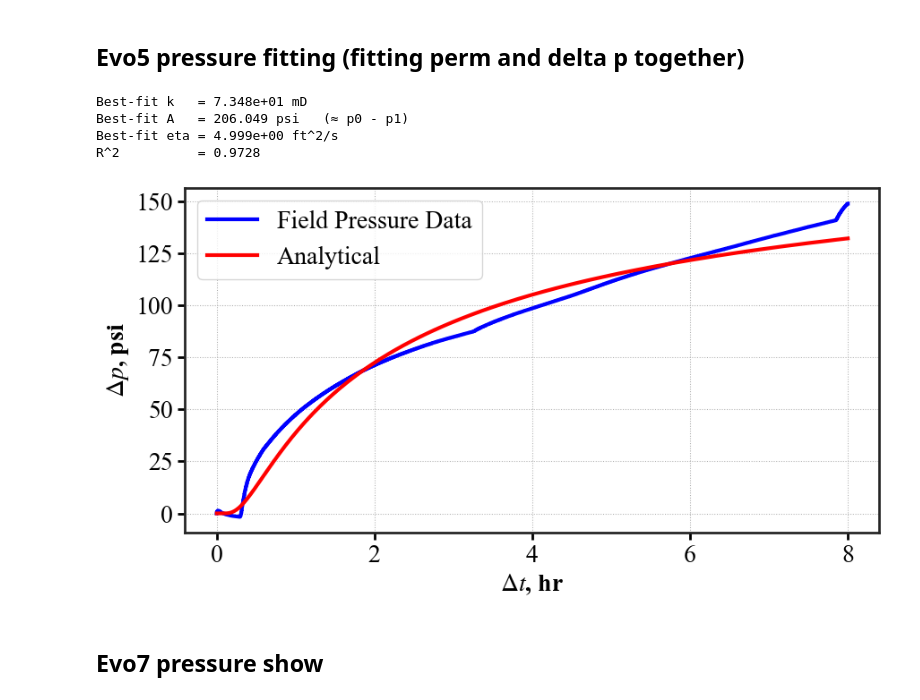
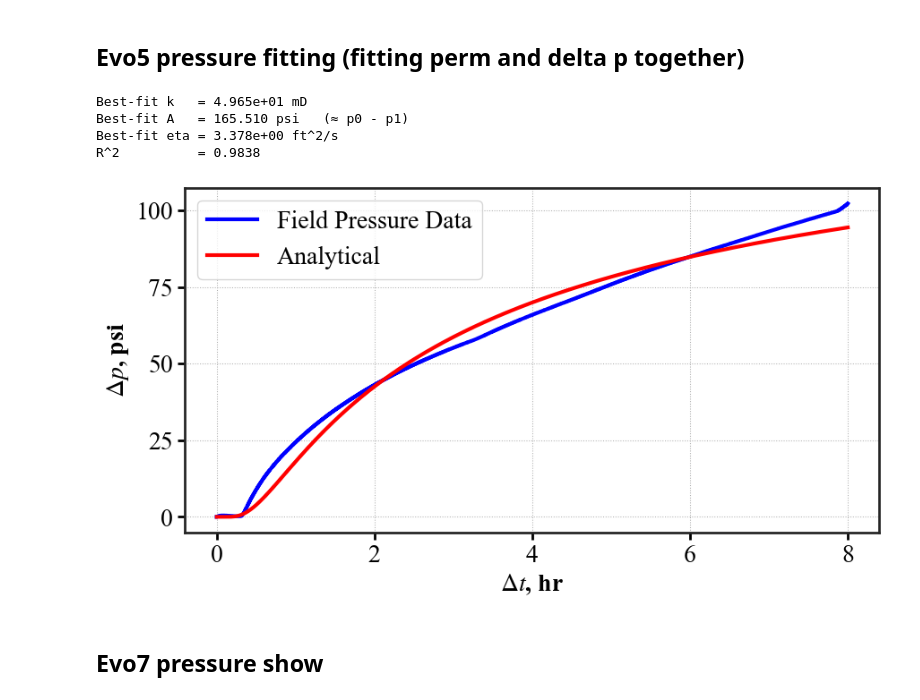
Before and after one commit to felix-mao-1516/plot-for-research-, a Jupyter notebook: 7. pressure_strain_matching.ipynb, the cells around one changed output. Drawn from its saved outputs; the diff is of its cells as text; code cells hidden in the pictures.

```diff
--- a/7. pressure_strain_matching.ipynb
+++ b/7. pressure_strain_matching.ipynb
@@ -305,7 +305,7 @@ def fit_A_k_dual(t_sec, y_psi, x_ft, mu_cP, phi, ct_per_psi,
         return k_best, A_best, R2
 
 # ===================== 使用示例（与你的数据衔接） =====================
-GAUGE_COL = 13004#15321#13004
+GAUGE_COL = 15321#15321#13004
 t_sec = (df_plot["Date-Time"] - df_plot["Date-Time"].iloc[0]).dt.total_seconds().to_numpy()
 y_psi = df_plot[GAUGE_COL].to_numpy()
 
@@ -327,38 +327,38 @@ k_best_mD, A_best_psi, R2, (t_used, yhat) = fit_A_k_dual(
 eta_best = diffusivity_ft2_per_s(k_best_mD, mu_cP, phi, ct_per_psi)
 print(f"Best-fit k   = {k_best_mD:.3e} mD")
 print(f"Best-fit A   = {A_best_psi:.3f} psi   (≈ p0 - p1)")
 print(f"Best-fit eta = {eta_best:.3e} ft^2/s")
 print(f"R^2          = {R2:.4f}")
 
 # 叠加绘图
 def _sec_to_hms(x, pos=None):
     h = int(x // 3600); m = int((x % 3600)//60); s = int(x % 60)
     return f"{h:02d}:{m:02d}:{s:02d}"
 
 fig, ax = plt.subplots(figsize=(10,5))
 ax.plot(t_sec, y_psi, color='blue', lw = 3, label='Field Pressure Data')
 ax.plot(t_used, yhat, color='red', lw = 3, label='Analytical')
 ax.xaxis.set_major_formatter(FuncFormatter(_sec_to_hms))
 ax.set_xticks([0, 7200,  14400,  21600, 28800])
 ax.set_xticklabels(['0','2','4','6','8'])
 ax.yaxis.set_major_locator(MultipleLocator(25))     # 每 2000 ft 一个大刻度
 
 
 ax.set_xlabel(r'$\Delta t$, hr')
 ax.set_ylabel(r'$\Delta p$, psi')
 ax.grid(True, which='both', linestyle=':', linewidth=0.75)
 ax.legend()
 
 # plt.savefig("pressure_strain_matching_gauge4.png", dpi=600,bbox_inches='tight')
 
 plt.show()
 # fig.show()
 # %% [output]
-Best-fit k   = 7.348e+01 mD
-Best-fit A   = 206.049 psi   (≈ p0 - p1)
-Best-fit eta = 4.999e+00 ft^2/s
-R^2          = 0.9728
+Best-fit k   = 4.965e+01 mD
+Best-fit A   = 165.510 psi   (≈ p0 - p1)
+Best-fit eta = 3.378e+00 ft^2/s
+R^2          = 0.9838
-[figure, old version]
+[figure, new version]
 # %% [markdown]
 ## Evo7 pressure show
 # %%
```
Also changed, not shown: parts of 7 cells of this notebook, 2 other files.
